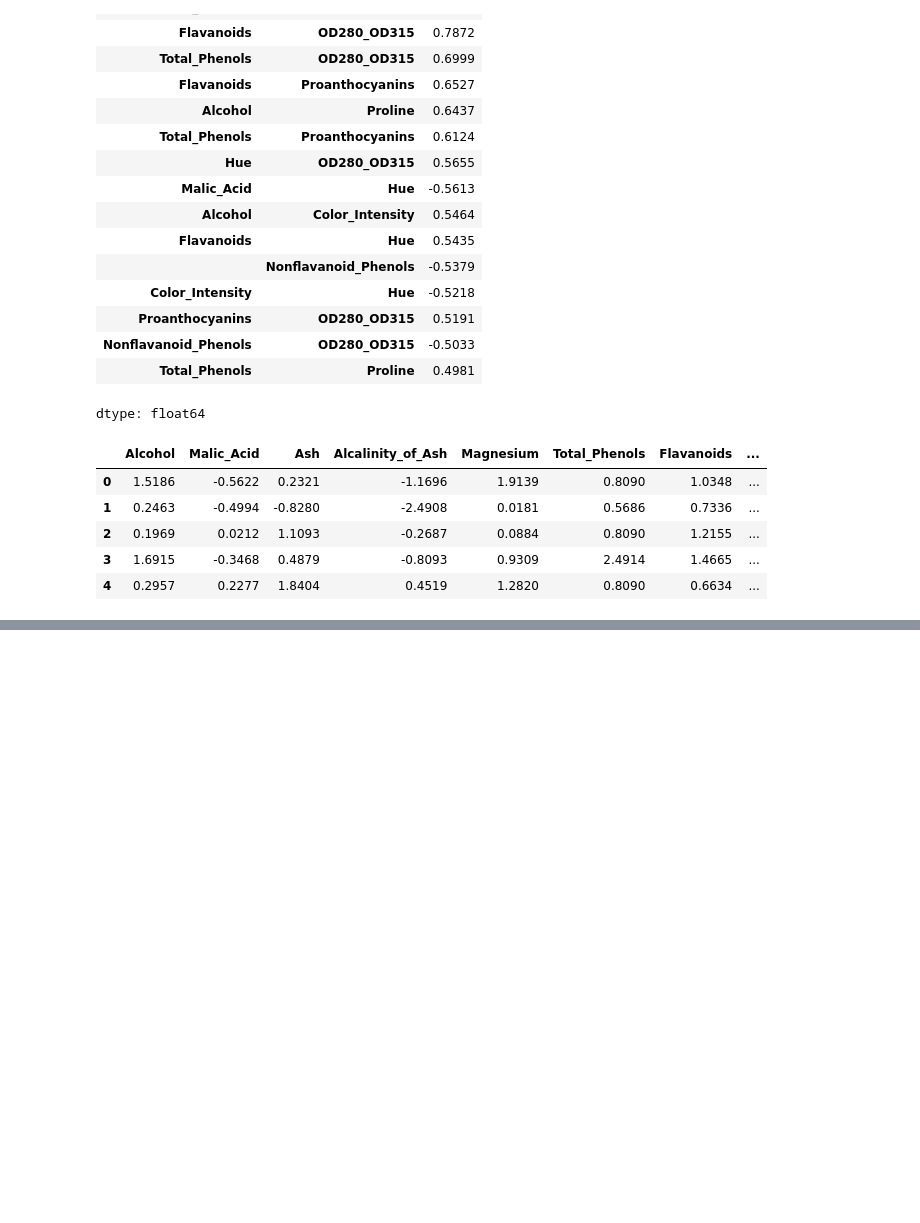
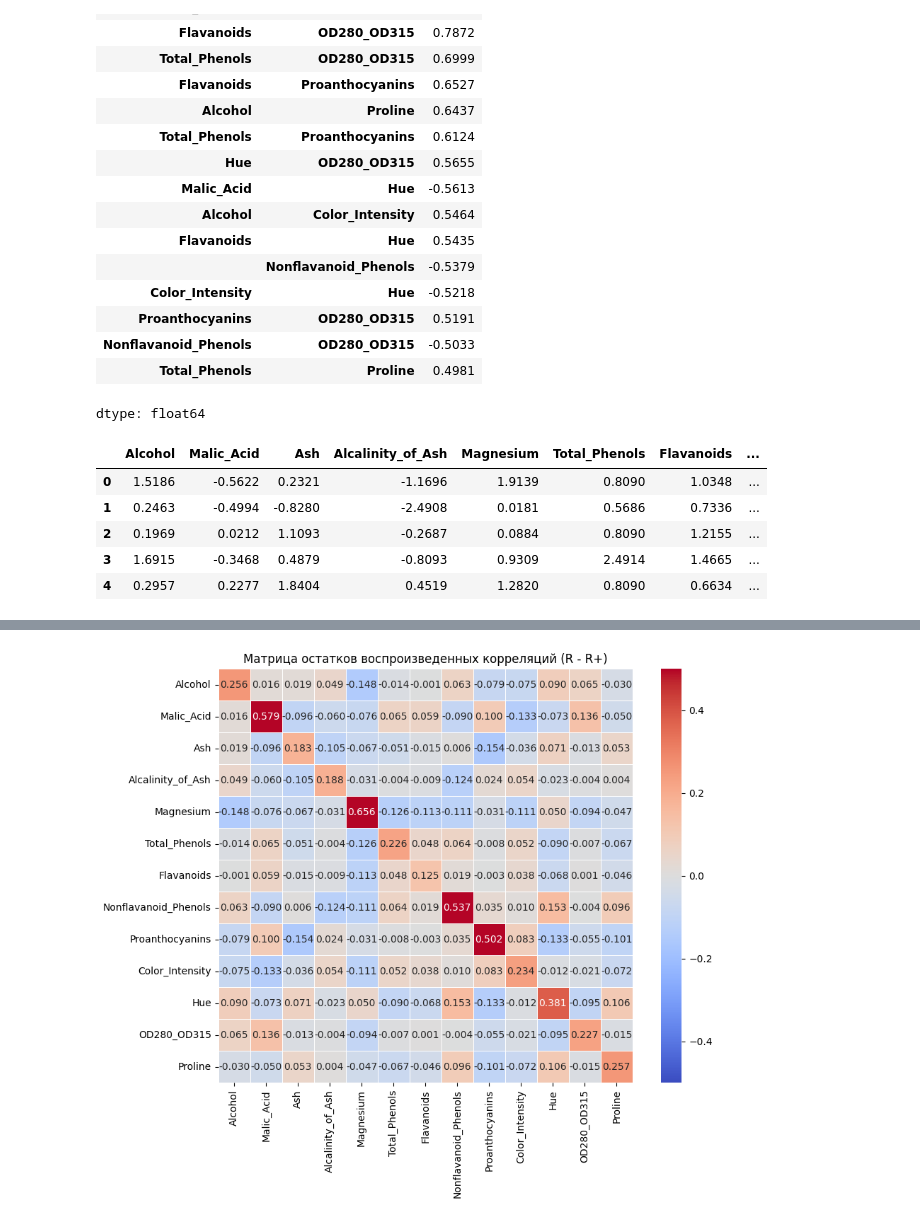
Before and after one commit to Turbonik/Data-Analysis, a Jupyter notebook: МДА4.ipynb, the cells around one changed output, grey strips where cells are left out. Cells and saved outputs as stored; diff of their text form; code cells hidden in the pictures; blank space fills up the shorter version.

```diff
--- a/МДА4.ipynb
+++ b/МДА4.ipynb
@@ -234,0 +356,84 @@ X_scaled.head()
+# %%
+import numpy as np
+import pandas as pd
+import seaborn as sns
+import matplotlib.pyplot as plt
+from scipy import stats
+from factor_analyzer.factor_analyzer import calculate_kmo, calculate_bartlett_sphericity
+
+n_factors = 3
+n = X_scaled.shape[0]
+p = X_scaled.shape[1]
+
+fa_rotated = FactorAnalyzer(n_factors=n_factors, rotation='varimax', method='principal')
+fa_rotated.fit(X_scaled)
+
+chi_square_bartlett, p_value_bartlett = calculate_bartlett_sphericity(X_scaled)
+kmo_all, kmo_model = calculate_kmo(X_scaled)
+
+communalities = fa_rotated.get_communalities()
+communalities_df = pd.DataFrame({
+    'Переменная': X_scaled.columns,
+    'Общность': communalities
+})
+
+loadings = fa_rotated.loadings_
+reproduced_corr = loadings @ loadings.T
+original_corr = X_scaled.corr().values
+residual_corr = original_corr - reproduced_corr
+
+det_R = np.linalg.det(original_corr)
+det_R_plus = np.linalg.det(reproduced_corr)
+
+chi_square_lowley = -(n - 1 - (2*p + 5)/6 - (2*n_factors)/3) * np.log(det_R / det_R_plus)
+df_lowley = ((p - n_factors)**2 - p - n_factors) / 2
+p_value_lowley = 1 - stats.chi2.cdf(chi_square_lowley, df_lowley)
+
+print("=" * 60)
+print("1. КРИТЕРИЙ БАРТЛЕТТА (сферичность)")
+print("=" * 60)
+print(f"Хи-квадрат: {chi_square_bartlett:.3f}")
+print(f"p-value: {p_value_bartlett:.3e}")
+print(f"Вывод: {'Модель адекватна (p < 0.05)' if p_value_bartlett < 0.05 else 'Модель неадекватна'}")
+
+print("\n" + "=" * 60)
+print("2. КРИТЕРИЙ КМО (Kaiser-Meyer-Olkin)")
+print("=" * 60)
+print(f"Общий KMO: {kmo_model:.3f}")
+print("\nKMO для каждой переменной:")
+for i, var in enumerate(X_scaled.columns):
+    print(f"  {var}: {kmo_all[i]:.3f}")
+
+print("\n" + "=" * 60)
+print("3. КРИТЕРИЙ ЛОУЛИ-БАРТЛЕТТА (хи-квадрат для R+)")
+print("=" * 60)
+print(f"Хи-квадрат: {chi_square_lowley:.3f}")
+print(f"Степени свободы: {df_lowley:.1f}")
+print(f"p-value: {p_value_lowley:.3e}")
+print(f"Вывод: {'Факторов достаточно (p > 0.05)' if p_value_lowley > 0.05 else 'Нужно больше факторов (p < 0.05)'}")
+
+print("\n" + "=" * 60)
+print("4. ТАБЛИЦА ОБЩНОСТЕЙ (Communalities)")
+print("=" * 60)
+print(communalities_df.round(3).to_string(index=False))
+print(f"\nСредняя общность: {communalities.mean():.3f}")
+print(f"Полнота факторизации: {communalities.sum() / p:.3f}")
+
+print("\n" + "=" * 60)
+print("5. МАТРИЦА ОСТАТКОВ ВОСПРОИЗВЕДЕННЫХ КОРРЕЛЯЦИЙ")
+print("=" * 60)
+residual_abs = np.abs(residual_corr)
+np.fill_diagonal(residual_abs, 0)
+large_residuals = np.sum(residual_abs > 0.05)
+total_elements = residual_abs.size - p
+percent_large = (large_residuals / total_elements) * 100
+print(f"Остатков с |значение| > 0.05: {large_residuals} из {total_elements} ({percent_large:.1f}%)")
+
+plt.figure(figsize=(10, 8))
+sns.heatmap(residual_corr, annot=True, cmap='coolwarm', center=0, fmt='.3f',
+            linewidths=0.5, vmin=-0.5, vmax=0.5, square=True,
+            xticklabels=X_scaled.columns, yticklabels=X_scaled.columns)
+plt.title('Матрица остатков воспроизведенных корреляций (R - R+)')
+plt.tight_layout()
+plt.show()
+# %% [output]
@@ -234,0 +457 @@ X_scaled.head()
+[figure, added]
```
Also changed, not shown: parts of 7 cells of this notebook.
